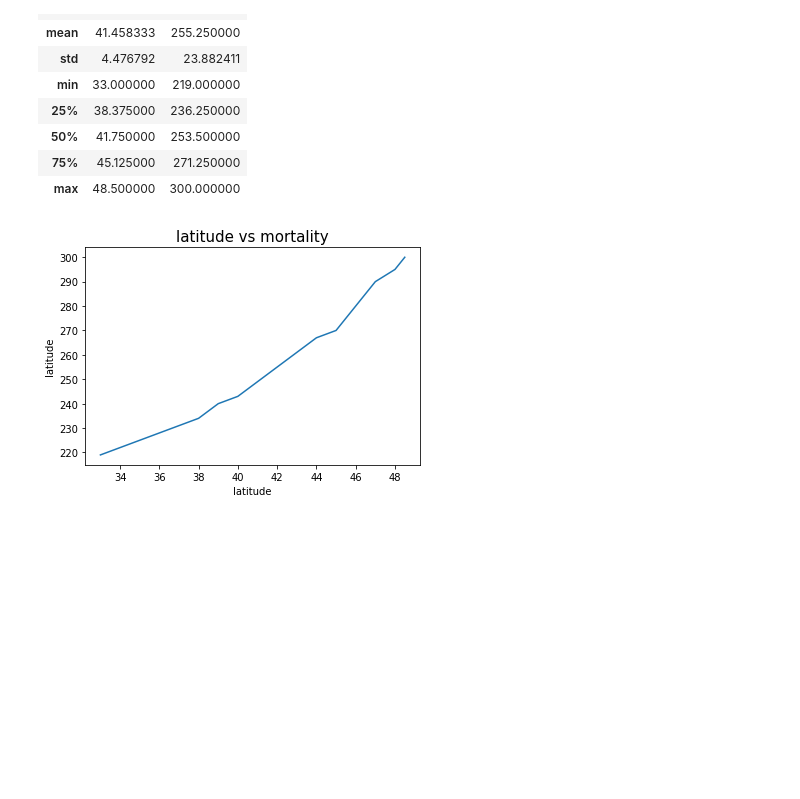
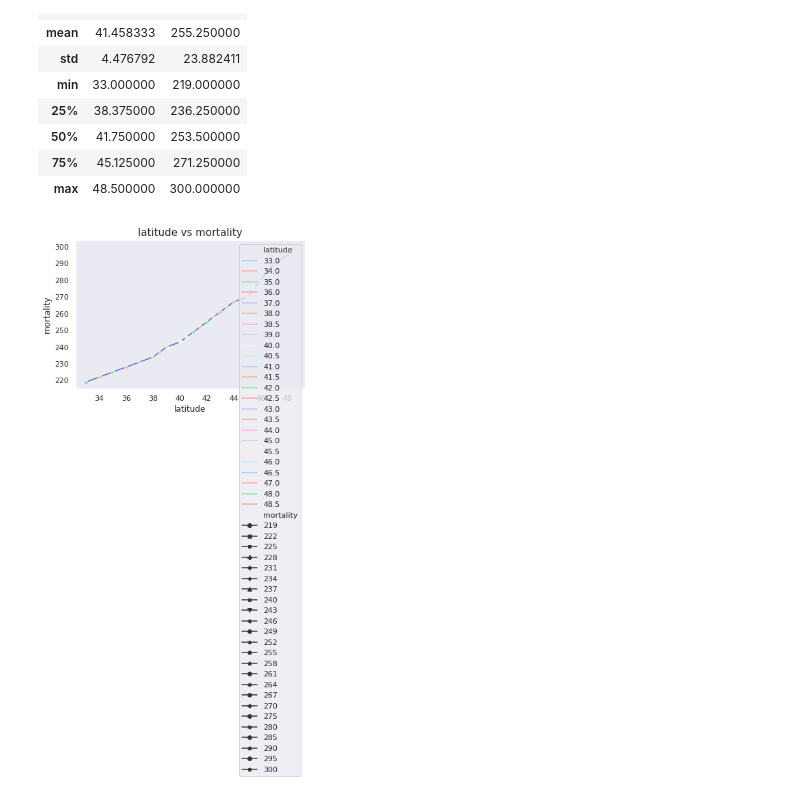
Before and after one commit to lakesidetech/Altitude-and-Mortality-csv-file-lmdata, a Jupyter notebook: Altitude_and_Mortality_csv_file_lmdate.ipynb, the cells around one changed output. Saved outputs shown, nothing was run; the diff lists cells and outputs as text; code cells hidden in the pictures; blank space fills up the shorter version.

```diff
--- a/Altitude_and_Mortality_csv_file_lmdate.ipynb
+++ b/Altitude_and_Mortality_csv_file_lmdate.ipynb
@@ -46,12 +46,17 @@ df.describe()
 # %%
 df = pd.read_csv('/lmdata.csv')
 line,ax = plt.subplots()
 ax=sns.lineplot(x='latitude', y='mortality',data=df)
 ax.set_title("latitude vs mortality", fontsize=15)
 ax.set_xlabel ("latitude")
-ax.set_ylabel ("latitude")
+ax.set_ylabel ("mortality")
+ax = sns.lineplot(x="latitude", y="mortality", data=df, palette="pastel",hue="latitude",style="mortality",markers=True, dashes=False)
+ax.legend (loc="upper right");
+#Assign a grouping semantic (hue, size, or style) to plot separate lines
+
+
 
 sns.set(style='dark',)
 plt.show()
 # %% [output]
-[figure, old version]
+[figure, new version]
```
